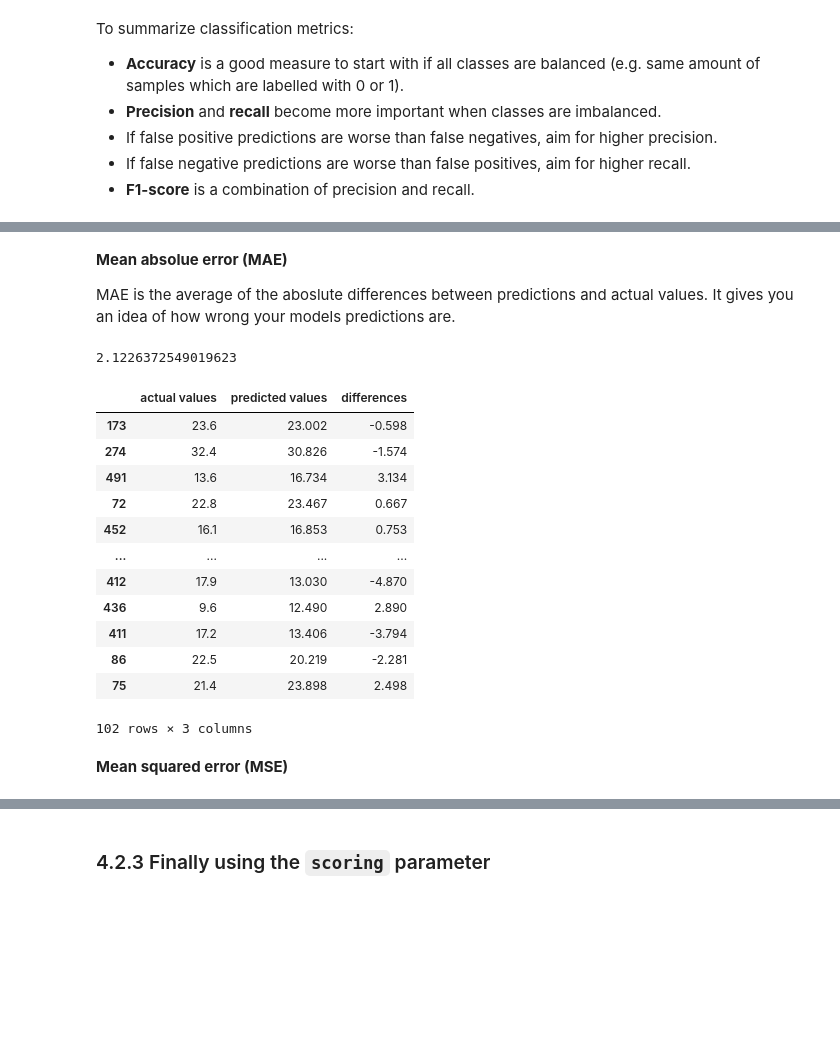
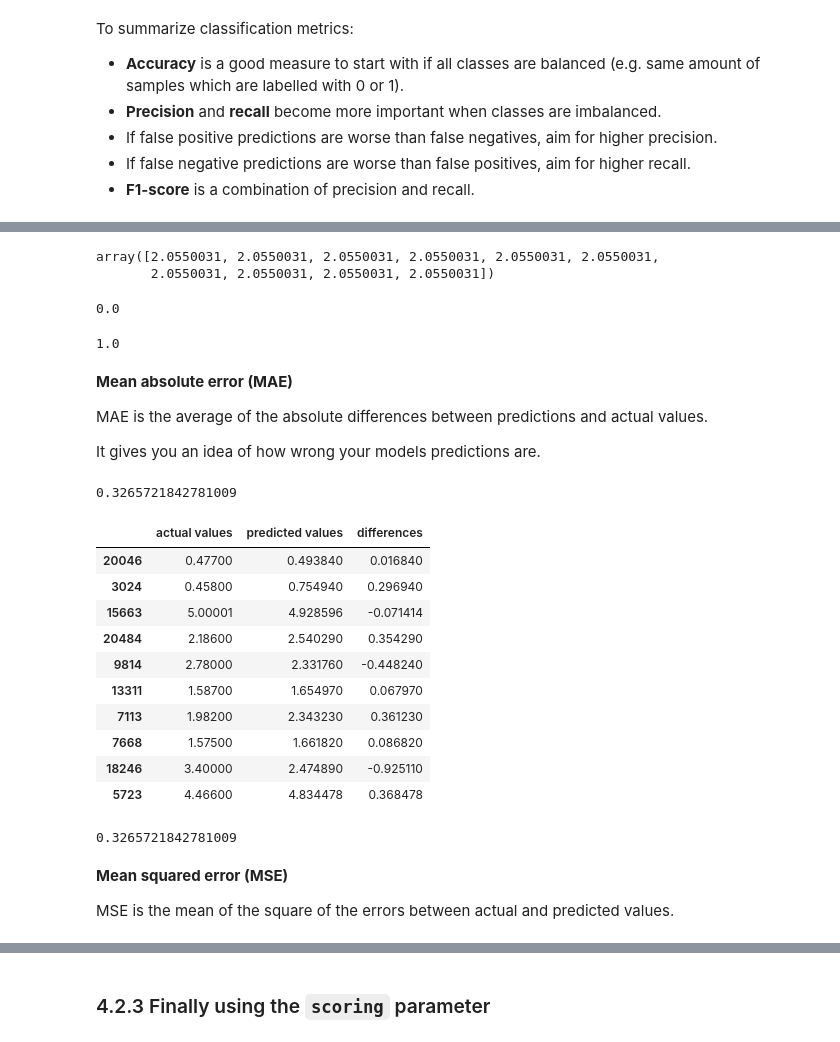
Before and after one commit to mrdbourke/zero-to-mastery-ml, a Jupyter notebook: section-2-data-science-and-ml-tools/introduction-to-scikit-learn-video.ipynb, the cells around one changed output, grey strips where cells are left out. Drawn from its saved outputs; the diff is of its cells as text; code cells hidden in the pictures; blank space fills up the shorter version.

```diff
--- a/section-2-data-science-and-ml-tools/introduction-to-scikit-learn-video.ipynb
+++ b/section-2-data-science-and-ml-tools/introduction-to-scikit-learn-video.ipynb
@@ -748,5 +746,5 @@ Step 1 - Check the Scikit-Learn machine learning map... https://scikit-learn.org
 # %%
-# Import Boston housing dataset
-from sklearn.datasets import load_boston
-boston = load_boston()
-boston;
+# Get California Housing dataset
+from sklearn.datasets import fetch_california_housing
+housing = fetch_california_housing()
+housing
@@ -768,0 +769,3 @@ len(boston_df)
+# %%
+housing_df = pd.DataFrame(housing["data"], columns=housing["feature_names"])
+housing_df
@@ -768,0 +786,3 @@ len(boston_df)
+# %%
+housing_df["target"] = housing["target"]
+housing_df.head()
@@ -1457,10 +1518,10 @@ from sklearn.ensemble import RandomForestRegressor
 
 np.random.seed(42)
 
-X = boston_df.drop("target", axis=1)
-y = boston_df["target"]
+X = housing_df.drop("target", axis=1)
+y = housing_df["target"]
 
 X_train, X_test, y_train, y_test = train_test_split(X, y, test_size=0.2)
 
 model = RandomForestRegressor(n_estimators=100)
-model.fit(X_train, y_train);
+model.fit(X_train, y_train)
@@ -1490,37 +1567,59 @@ r2_score(y_test, y_test)
+# %%
+y_test_mean[:10]
+# %% [output]
+array([2.0550031, 2.0550031, 2.0550031, 2.0550031, 2.0550031, 2.0550031,
+       2.0550031, 2.0550031, 2.0550031, 2.0550031])
+# %%
+r2_score(y_true=y_test,
+         y_pred=y_test_mean)
+# %% [output]
+0.0
+# %%
+r2_score(y_true=y_test,
+         y_pred=y_test)
+# %% [output]
+1.0
 # %% [markdown]
-**Mean absolue error (MAE)**
+**Mean absolute error (MAE)**
 
-MAE is the average of the aboslute differences between predictions and actual values. It gives you an idea of how wrong your models predictions are.
+MAE is the average of the absolute differences between predictions and actual values.
+
+It gives you an idea of how wrong your models predictions are.
 # %%
-# Mean absolute error
+# MAE
 from sklearn.metrics import mean_absolute_error
 
 y_preds = model.predict(X_test)
 mae = mean_absolute_error(y_test, y_preds)
 mae
 # %% [output]
-2.1226372549019623
+0.3265721842781009
 # %%
 df = pd.DataFrame(data={"actual values": y_test,
                         "predicted values": y_preds})
 df["differences"] = df["predicted values"] - df["actual values"]
-df
+df.head(10)
 # %% [output]
 |  | actual values | predicted values | differences |
-| 173 | 23.6 | 23.002 | -0.598 |
-| 274 | 32.4 | 30.826 | -1.574 |
-| 491 | 13.6 | 16.734 | 3.134 |
-| 72 | 22.8 | 23.467 | 0.667 |
-| 452 | 16.1 | 16.853 | 0.753 |
-| ... | ... | ... | ... |
-| 412 | 17.9 | 13.030 | -4.870 |
-| 436 | 9.6 | 12.490 | 2.890 |
-| 411 | 17.2 | 13.406 | -3.794 |
-| 86 | 22.5 | 20.219 | -2.281 |
-| 75 | 21.4 | 23.898 | 2.498 |
+| 20046 | 0.47700 | 0.493840 | 0.016840 |
+| 3024 | 0.45800 | 0.754940 | 0.296940 |
+| 15663 | 5.00001 | 4.928596 | -0.071414 |
+| 20484 | 2.18600 | 2.540290 | 0.354290 |
+| 9814 | 2.78000 | 2.331760 | -0.448240 |
+| 13311 | 1.58700 | 1.654970 | 0.067970 |
+| 7113 | 1.98200 | 2.343230 | 0.361230 |
+| 7668 | 1.57500 | 1.661820 | 0.086820 |
+| 18246 | 3.40000 | 2.474890 | -0.925110 |
+| 5723 | 4.46600 | 4.834478 | 0.368478 |
-102 rows × 3 columns
-# %% [markdown]
-**Mean squared error (MSE)**
+# %%
+# MAE using formulas and differences
+np.abs(df["differences"]).mean()
+# %% [output]
+0.3265721842781009
+# %% [markdown]
+**Mean squared error (MSE)**
+
+MSE is the mean of the square of the errors between actual and predicted values.
 # %%
 # Mean squared error
 from sklearn.metrics import mean_squared_error
```
Also changed, not shown: parts of 141 cells of this notebook, 4 other files.
